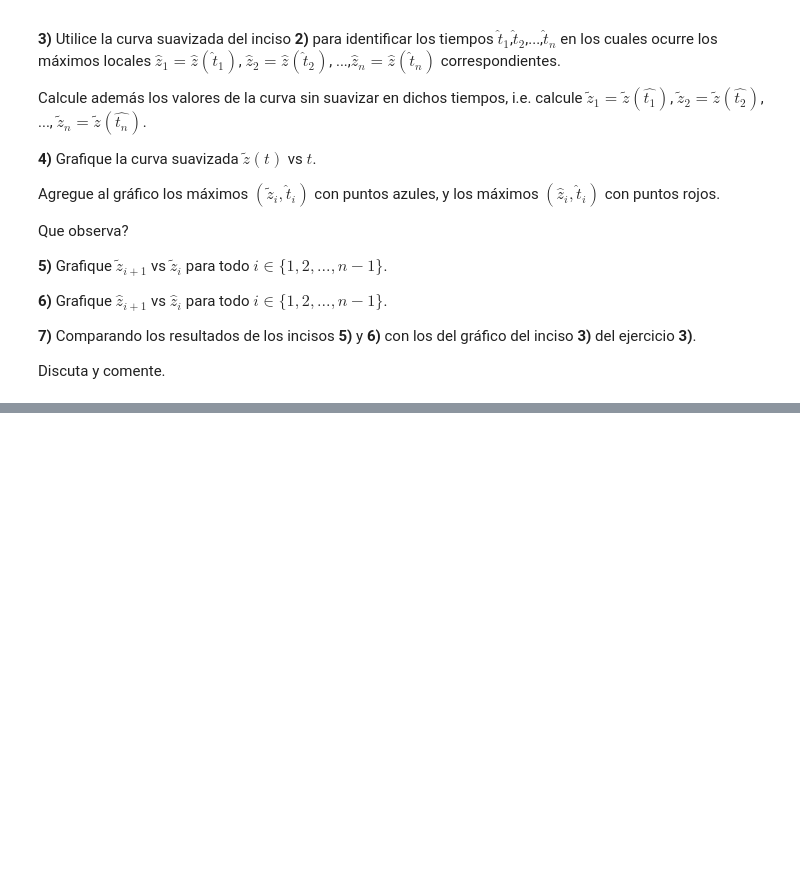
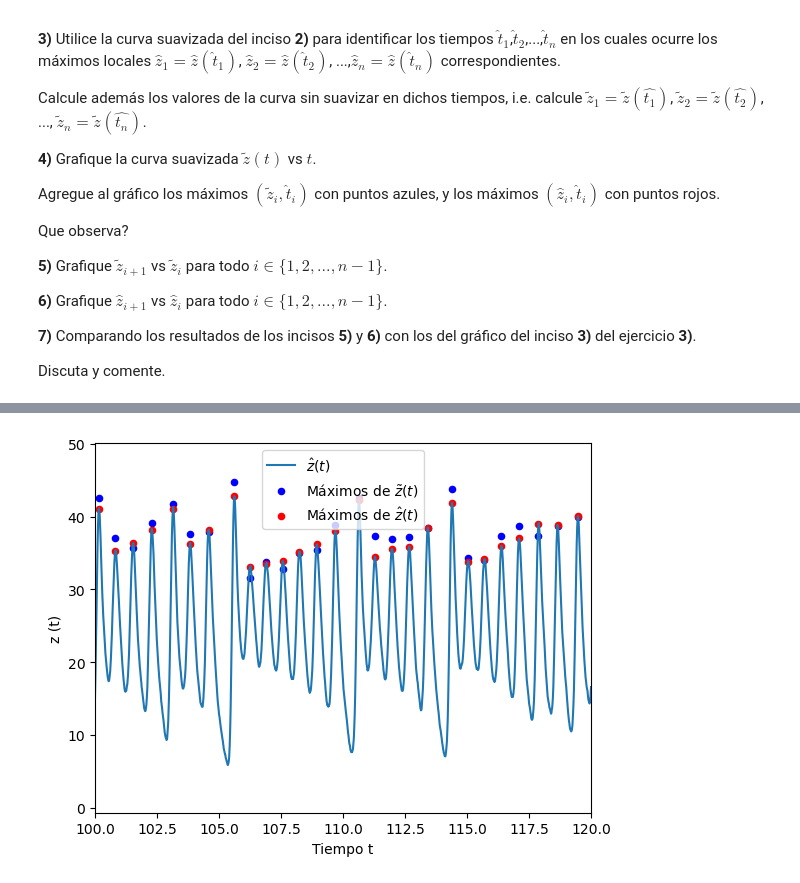
Before and after one commit to EnzoRg/neural_networks, a Jupyter notebook: Ejercicios/redes_neuronales_2024_guia_6.ipynb, the cells around one changed output, grey strips where cells are left out. Cells and saved outputs as stored; diff of their text form; code cells hidden in the pictures; blank space fills up the shorter version.

```diff
--- a/Ejercicios/redes_neuronales_2024_guia_6.ipynb
+++ b/Ejercicios/redes_neuronales_2024_guia_6.ipynb
@@ -297,0 +298,15 @@ plt.show()
+# %%
+# 4.3)
+
+maximos_hat, _ = find_peaks(z_hat)
+
+plt.plot(t, z_hat, label=r'$\hat{z}(t)$')
+plt.scatter(t[maximos], z_tilde[maximos], s=20, color='blue', label=r'Máximos de $\tilde{z}(t)$')
+plt.scatter(t[maximos], z_hat[maximos], s=20, color='red', label=r'Máximos de $\hat{z}(t)$')
+plt.xlim(100, 120)
+plt.xlabel('Tiempo t')
+plt.ylabel('z (t)')
+plt.legend()
+plt.show()
+# %% [output]
+[figure, added]
```
Also changed, not shown: parts of 8 cells of this notebook.
